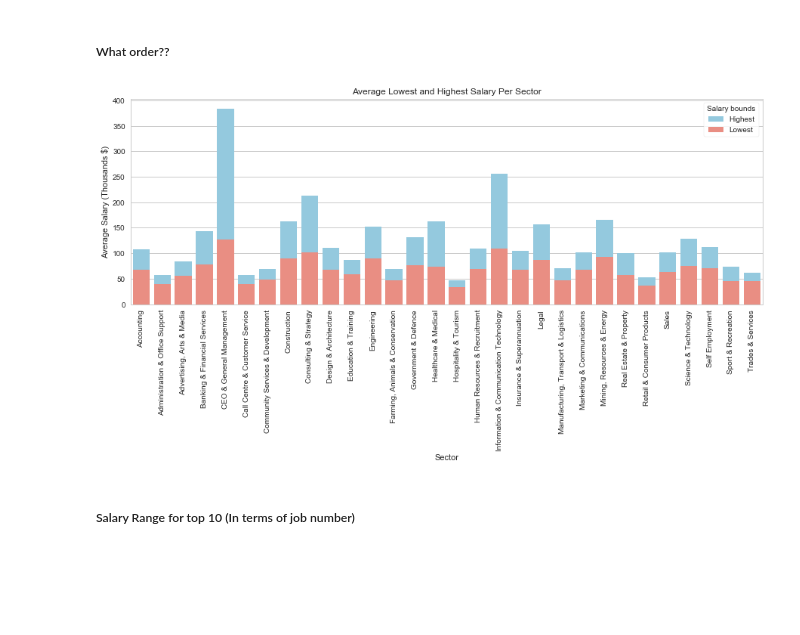
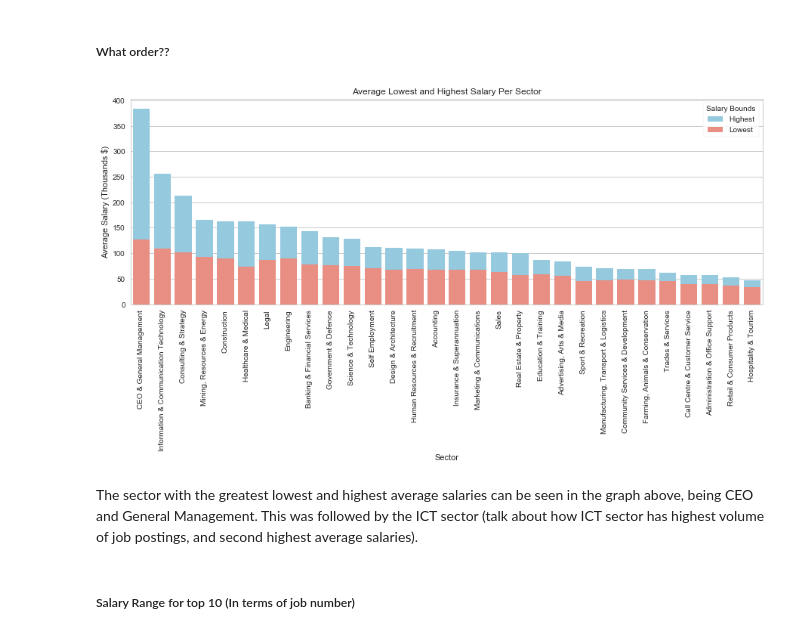
Before and after one commit to longuyen10119/bigDataAssignment, a Jupyter notebook: 3803assignment-Updates.ipynb, the cells around one changed output. Saved outputs shown, nothing was run; the diff lists cells and outputs as text; code cells hidden in the pictures; blank space fills up the shorter version.

Commit message:
Finishing sector histograms

```diff
--- a/3803assignment-Updates.ipynb
+++ b/3803assignment-Updates.ipynb
@@ -171,18 +171,21 @@ df_salaries = df_highest.append(df_lowest).reset_index(drop=True)
 # %% [markdown]
 ##### What order??
 # %%
+df_salaries.sort_values(by='AverageSalary',ascending=False,inplace=True)
 plt.figure(figsize=(15,5))
 
 plt.title('Average Lowest and Highest Salary Per Sector')
 bar_plt = sns.barplot(x='Classification', y='AverageSalary', hue='Salary Bounds', palette=['skyblue','salmon'], data=df_salaries, dodge=False)
 bar_plt.set_xticklabels(bar_plt.get_xticklabels(),rotation=90)
 bar_plt.set_xlabel('Sector')
 bar_plt.set_ylabel('Average Salary (Thousands $)')
-bar_plt.legend(title='Salary bounds',frameon=True)
+bar_plt.legend(title='Salary Bounds',frameon=True)
 
 plt.show()
 # %% [output]
-[figure, old version]
+[figure, new version]
+# %% [markdown]
+The sector with the greatest lowest and highest average salaries can be seen in the graph above, being CEO and General Management.  This was followed by the ICT sector (talk about how ICT sector has highest volume of job postings, and second highest average salaries).
 # %% [markdown]
 ##### Salary Range for top 10 (In terms of job number)
 # %%
```
Also changed, not shown: parts of 2 cells of this notebook.
